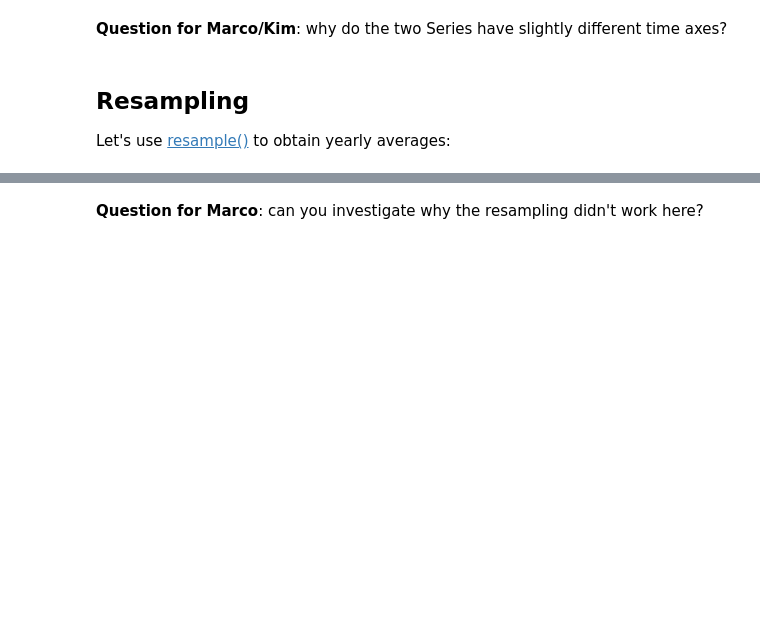
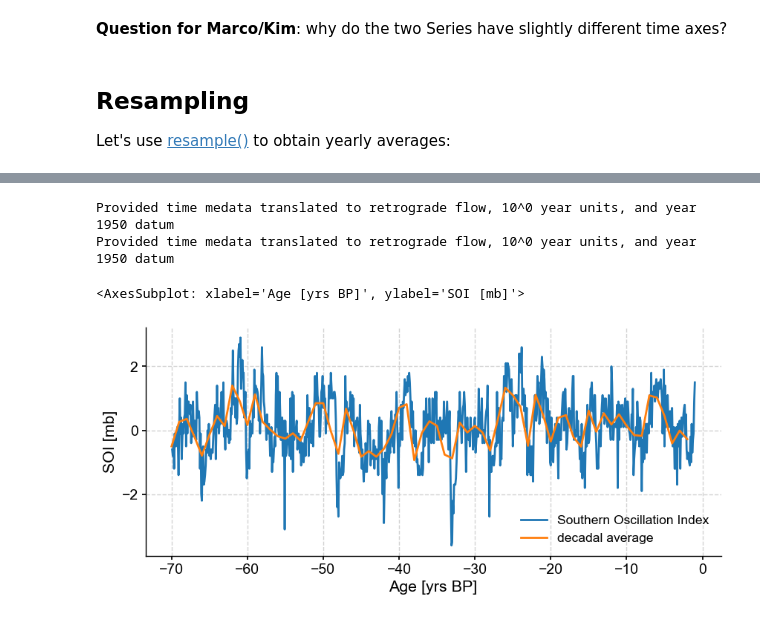
Before and after one commit to LinkedEarth/paleoPandas, a Jupyter notebook: notebooks/Paleopandas Playground.ipynb, the cells around one changed output, grey strips where cells are left out. Saved outputs shown, nothing was run; the diff lists cells and outputs as text; code cells hidden in the pictures; blank space fills up the shorter version.

```diff
--- a/notebooks/Paleopandas Playground.ipynb
+++ b/notebooks/Paleopandas Playground.ipynb
@@ -343,4 +359,12 @@ ts10.plot(ax=ax)
-# %% [markdown]
-**Question for Marco**: can you investigate why the resampling didn't work here?
+# %%
+ts10 = tsBP.pandas_method(lambda x: x.resample('Y').mean())
+ts10.label = 'decadal average'
+fig, ax = tsBP.plot()
+ts10.plot(ax=ax)
+# %% [output]
+Provided time medata translated to retrograde flow, 10^0 year units, and year 1950 datum
+Provided time medata translated to retrograde flow, 10^0 year units, and year 1950 datum
+<AxesSubplot: xlabel='Age [yrs BP]', ylabel='SOI [mb]'>
+[figure, added]
 # %%
 %watermark -n -u -v -iv -w
```
Also changed, not shown: parts of 14 cells of this notebook, 4 other files.
